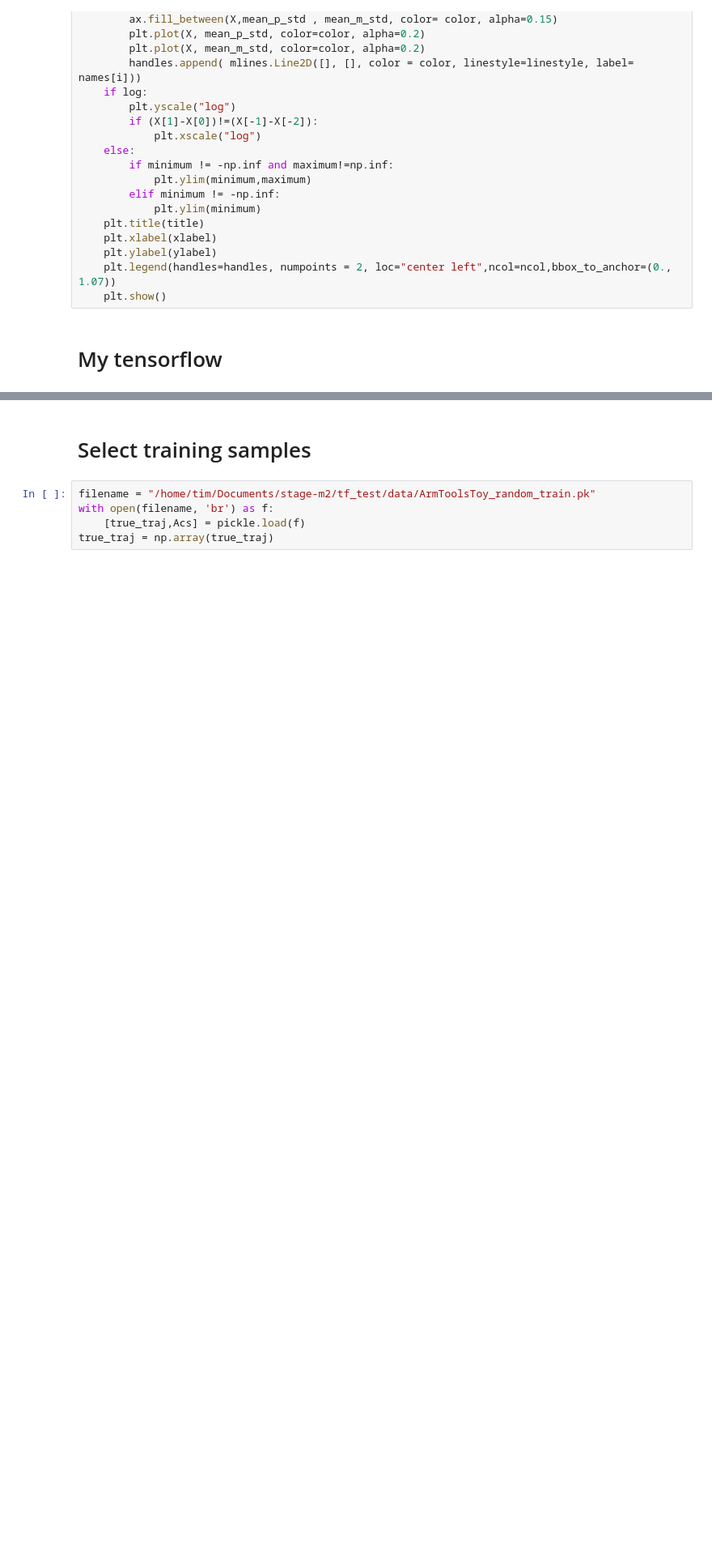
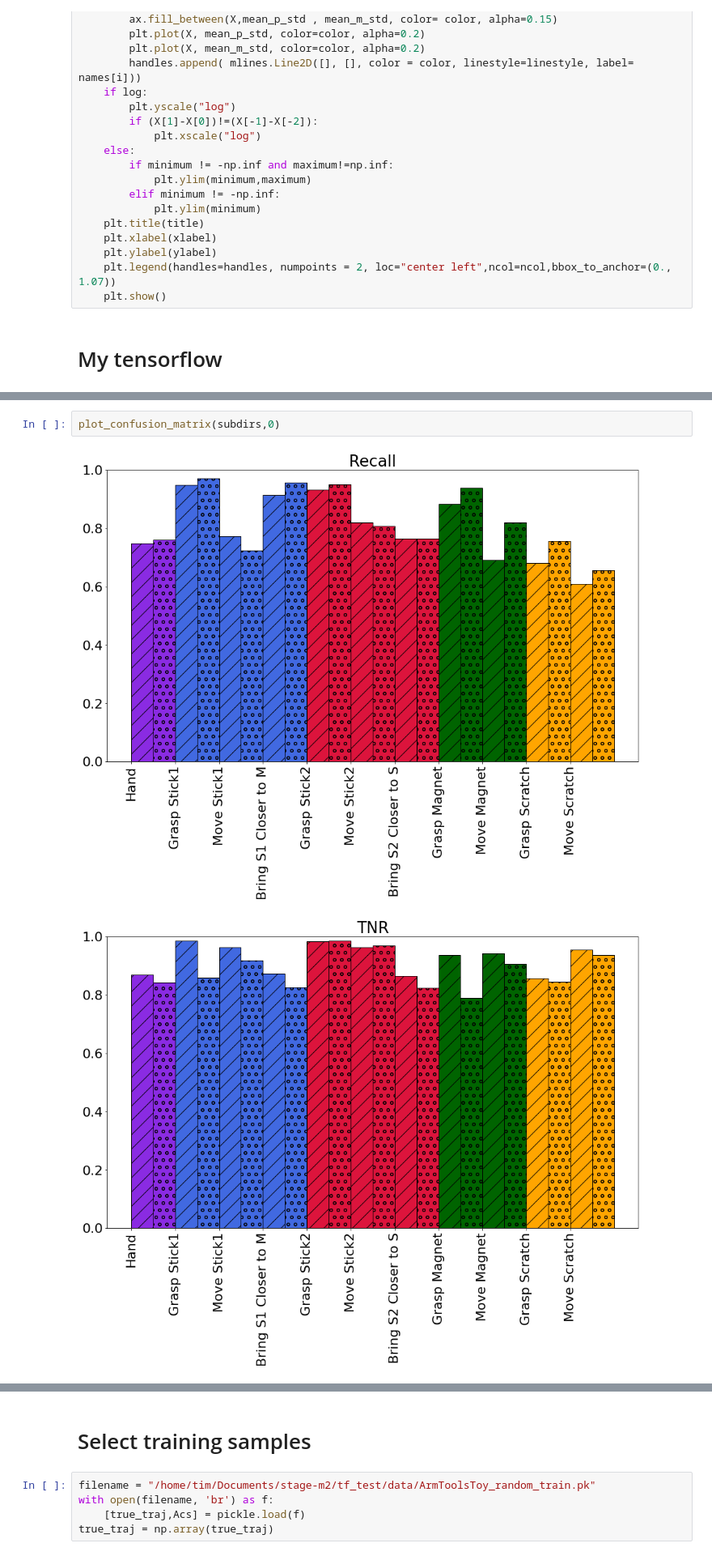
Before and after one commit to TimotheeAnne/stage-m2, a Jupyter notebook: scrip-test/plotter.ipynb, the cells around one changed output, grey strips where cells are left out. Shown at 81% size. Saved outputs shown, nothing was run; the diff lists cells and outputs as text; blank space fills up the shorter version.

```diff
--- a/scrip-test/plotter.ipynb
+++ b/scrip-test/plotter.ipynb
@@ -194,0 +279,5 @@ names = ["norm","unnorm"]
+# %%
+plot_confusion_matrix(subdirs,0)
+# %% [output]
+[figure, added]
+[figure, added]
```
Also changed, not shown: parts of 20 cells of this notebook, 4 other files.
